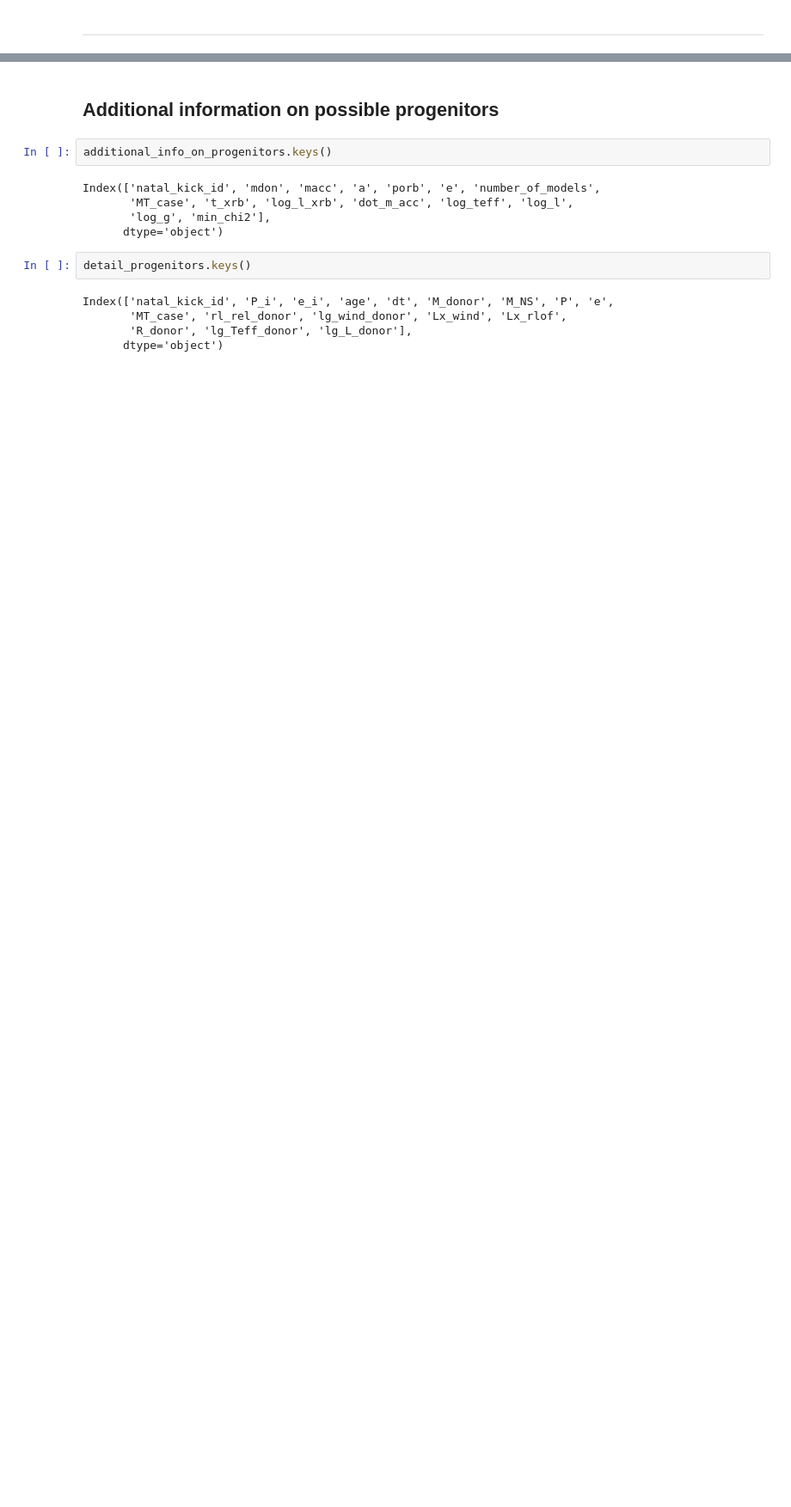
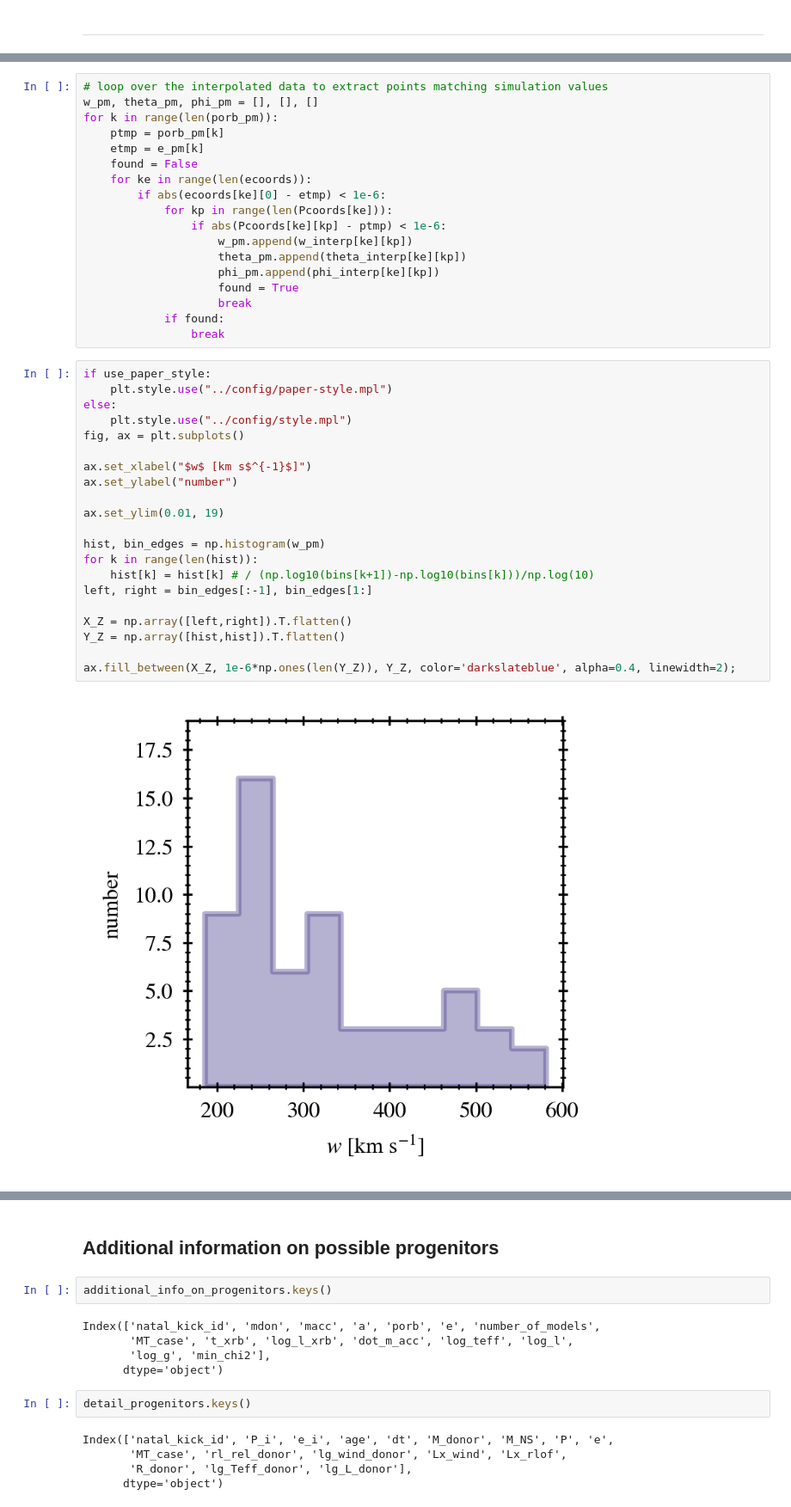
Before and after one commit to asimazbunzel/j08408, a Jupyter notebook: notebooks/grid-of-star-plus-ns.ipynb, the cells around one changed output, grey strips where cells are left out. Shown at 86% size. Drawn from its saved outputs; the diff is of its cells as text; blank space fills up the shorter version.

```diff
--- a/notebooks/grid-of-star-plus-ns.ipynb
+++ b/notebooks/grid-of-star-plus-ns.ipynb
@@ -656,0 +684,41 @@ if save_figures:
+# %%
+# loop over the interpolated data to extract points matching simulation values
+w_pm, theta_pm, phi_pm = [], [], []
+for k in range(len(porb_pm)):
+    ptmp = porb_pm[k]
+    etmp = e_pm[k]
+    found = False
+    for ke in range(len(ecoords)):
+        if abs(ecoords[ke][0] - etmp) < 1e-6:
+            for kp in range(len(Pcoords[ke])):
+                if abs(Pcoords[ke][kp] - ptmp) < 1e-6:
+                    w_pm.append(w_interp[ke][kp])
+                    theta_pm.append(theta_interp[ke][kp])
+                    phi_pm.append(phi_interp[ke][kp])
+                    found = True
+                    break
+            if found:
+                break
+# %%
+if use_paper_style:
+    plt.style.use("../config/paper-style.mpl")
+else:
+    plt.style.use("../config/style.mpl")
+fig, ax = plt.subplots()
+
+ax.set_xlabel("$w$ [km s$^{-1}$]")
+ax.set_ylabel("number")
+
+ax.set_ylim(0.01, 19)
+
+hist, bin_edges = np.histogram(w_pm)
+for k in range(len(hist)):
+    hist[k] = hist[k] # / (np.log10(bins[k+1])-np.log10(bins[k]))/np.log(10)
+left, right = bin_edges[:-1], bin_edges[1:]
+
+X_Z = np.array([left,right]).T.flatten()
+Y_Z = np.array([hist,hist]).T.flatten()
+
+ax.fill_between(X_Z, 1e-6*np.ones(len(Y_Z)), Y_Z, color='darkslateblue', alpha=0.4, linewidth=2);
+# %% [output]
+[figure, added]
```
Also changed, not shown: parts of 14 cells of this notebook.
